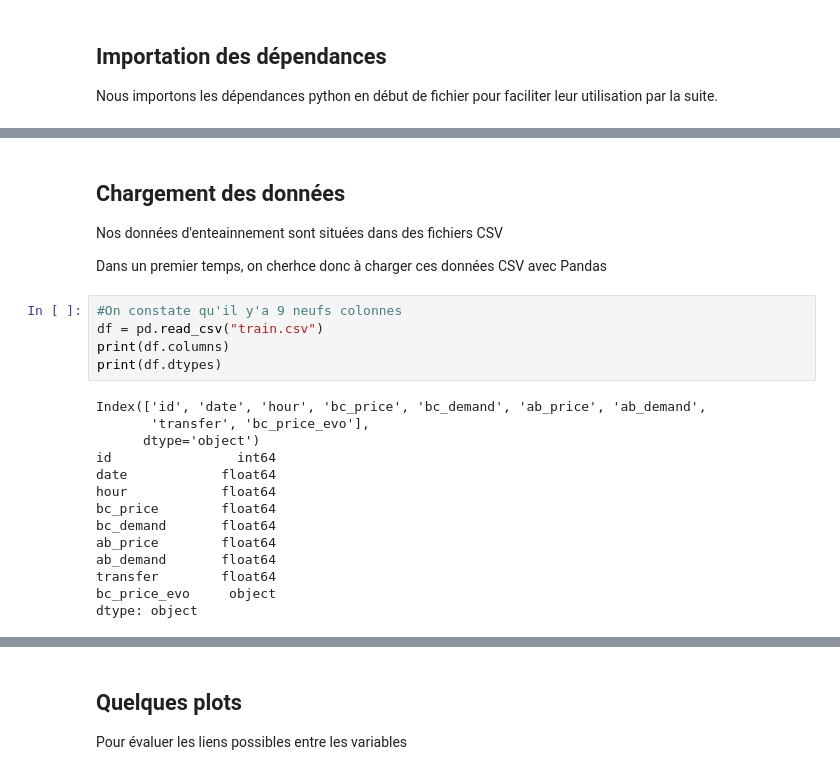
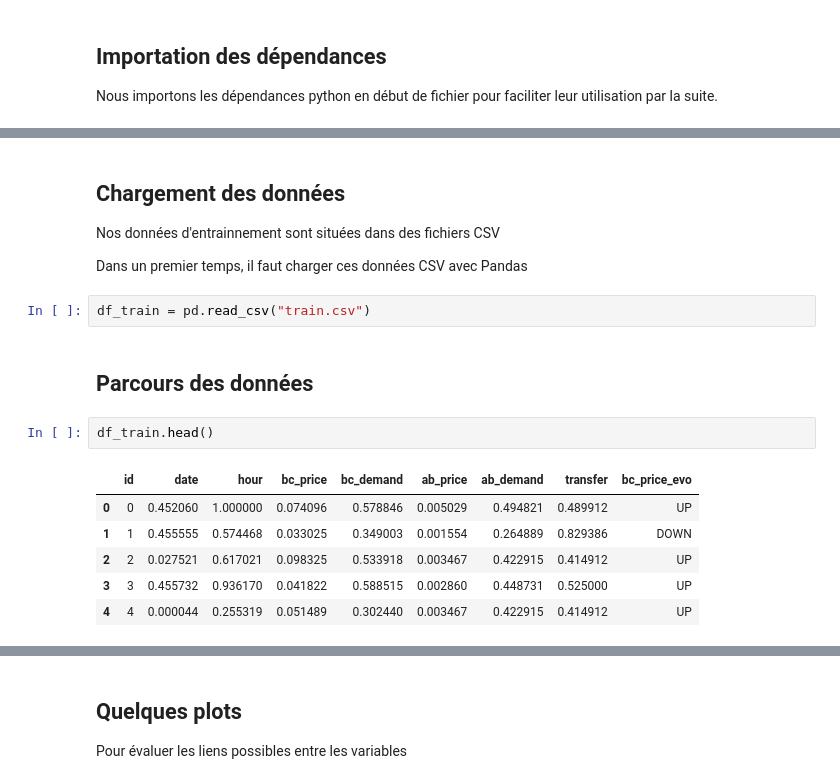
Before and after one commit to swordfatih/INSA-ML, a Jupyter notebook: classification/clasifiaction.ipynb, the cells around one changed output, grey strips where cells are left out. Drawn from its saved outputs; the diff is of its cells as text.

```diff
--- a/classification/clasifiaction.ipynb
+++ b/classification/clasifiaction.ipynb
@@ -27,25 +29,19 @@ ImportError: cannot import name 'XGBClassifer' from 'xgboost' (C:\Users\dtchoffo
 # %% [markdown]
 ## Chargement des données
 
-Nos données d'enteainnement sont situées dans des fichiers CSV
+Nos données d'entrainnement sont situées dans des fichiers CSV
 
-Dans un premier temps, on cherhce donc à charger ces données CSV avec Pandas
+Dans un premier temps, il faut charger ces données CSV avec Pandas
-# %%
-#On constate qu'il y'a 9 neufs colonnes
-df = pd.read_csv("train.csv")
-print(df.columns)
-print(df.dtypes)
-# %% [output]
-Index(['id', 'date', 'hour', 'bc_price', 'bc_demand', 'ab_price', 'ab_demand',
-       'transfer', 'bc_price_evo'],
-      dtype='object')
-id                int64
-date            float64
-hour            float64
-bc_price        float64
-bc_demand       float64
-ab_price        float64
-ab_demand       float64
-transfer        float64
-bc_price_evo     object
-dtype: object
+# %%
+df_train = pd.read_csv("train.csv")
+# %% [markdown]
+## Parcours des données
+# %%
+df_train.head()
+# %% [output]
+|  | id | date | hour | bc_price | bc_demand | ab_price | ab_demand | transfer | bc_price_evo |
+| 0 | 0 | 0.452060 | 1.000000 | 0.074096 | 0.578846 | 0.005029 | 0.494821 | 0.489912 | UP |
+| 1 | 1 | 0.455555 | 0.574468 | 0.033025 | 0.349003 | 0.001554 | 0.264889 | 0.829386 | DOWN |
+| 2 | 2 | 0.027521 | 0.617021 | 0.098325 | 0.533918 | 0.003467 | 0.422915 | 0.414912 | UP |
+| 3 | 3 | 0.455732 | 0.936170 | 0.041822 | 0.588515 | 0.002860 | 0.448731 | 0.525000 | UP |
+| 4 | 4 | 0.000044 | 0.255319 | 0.051489 | 0.302440 | 0.003467 | 0.422915 | 0.414912 | UP |
```
Also changed, not shown: parts of 85 cells of this notebook.
